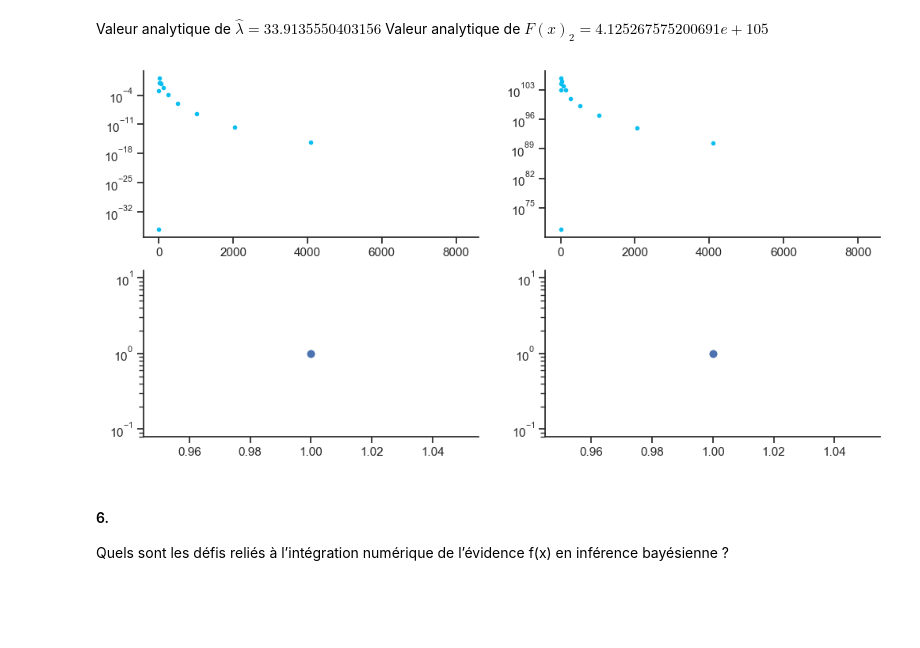
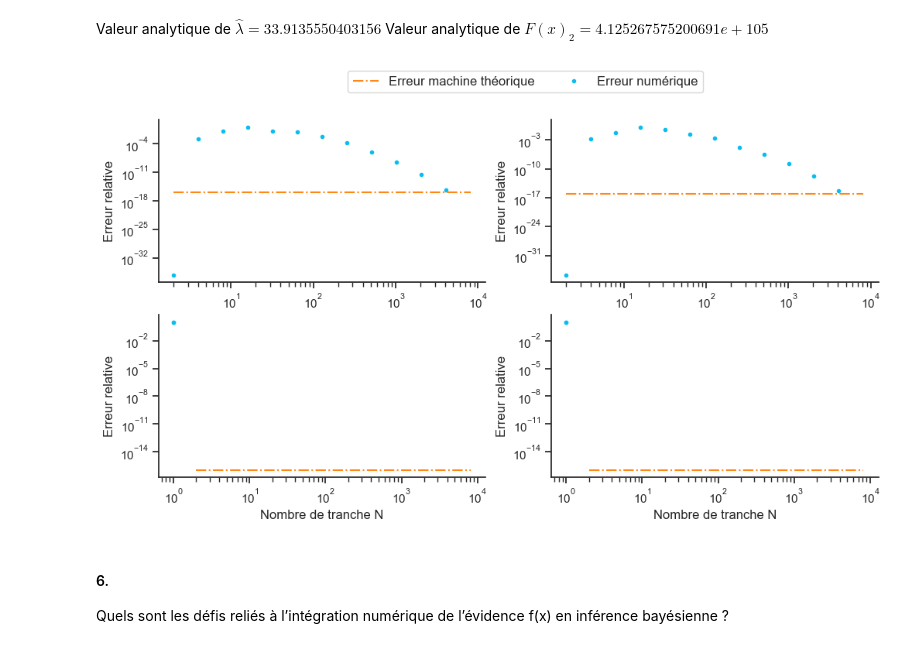
Before and after one commit to BETRU21/PhysNum, a Jupyter notebook: TP1_PhilippeTruchon_SamuelFortin_BenjaminTrudel.ipynb, the cells around one changed output. Saved outputs shown, nothing was run; the diff lists cells and outputs as text; code cells hidden in the pictures; blank space fills up the shorter version.

Commit message:
Ajustement des graphs

```diff
--- a/TP1_PhilippeTruchon_SamuelFortin_BenjaminTrudel.ipynb
+++ b/TP1_PhilippeTruchon_SamuelFortin_BenjaminTrudel.ipynb
@@ -335,20 +335,30 @@ Valeur analytique de $F(x)_2 = 4.125267575200691e+105$
 # %%
 x0 = 2**np.arange(1,len(test[4])+1)
 x1 = 2**np.arange(1,len(lct_romberg[4])+1)
 
 fx2 = 4.125267575200691e105
 
 fig, ax = plt.subplots(nrows=2, ncols=2, figsize=(12,6))
 for i in ax:
     for j in i:
         j.set_yscale("log")
+        j.set_xscale("log")
+        j.set_xlabel("Nombre de tranche N")
+        j.set_ylabel("Erreur relative")
 ax[0][0].plot(x0, np.array(test[4])/fx2, marker=".", color="#08BEF0", linestyle="None") # f(x) romberg
-ax[0][1].plot(x1,np.array(lct_romberg[4])/(33.9135550403156*fx2), marker=".", color="#08BEF0", linestyle="None")  # f(x) simpson
-ax[1][0].plot([1,1],[1,1], marker="o")  # lambda romberg
-ax[1][1].plot([1,1],[1,1], marker="o")  # lambda simpson
+ax[0][0].plot([x0[0], x0[-1]], [1e-16, 1e-16], color="#FF8715", linestyle="-.")
+ax[0][1].plot(x1,np.array(lct_romberg[4])/(33.9135550403156*fx2), marker=".", color="#08BEF0", linestyle="None") # lambda romberg
+ax[0][1].plot([x1[0], x1[-1]], [1e-16, 1e-16], color="#FF8715", linestyle="-.")
+ax[1][0].plot([1,1],[1,1], marker=".", color="#08BEF0", linestyle="None") # f(x) simpson
+ax[1][0].plot([x0[0], x0[-1]], [1e-16, 1e-16], color="#FF8715", linestyle="-.")
+ax[1][1].plot([1,1],[1,1], marker=".", color="#08BEF0", linestyle="None") # lambda simpson
+ax[1][1].plot([x0[0], x0[-1]], [1e-16, 1e-16], color="#FF8715", linestyle="-.")
+
+legend_elements = [Line2D([],[], color="#FF8715", label="Erreur machine théorique", linestyle="-."), Line2D([],[], color="#08BEF0", label="Erreur numérique", linestyle="None", marker=".")]
+fig.legend(handles=legend_elements, fontsize=12, loc=9, bbox_to_anchor=(0.27,0.5,0.5,0.5), ncols=2)
 plt.show()
 # %% [output]
-[figure, old version]
+[figure, new version]
 # %% [markdown]
 #### 6.
 
```
Also changed, not shown: parts of 1 cell of this notebook.
